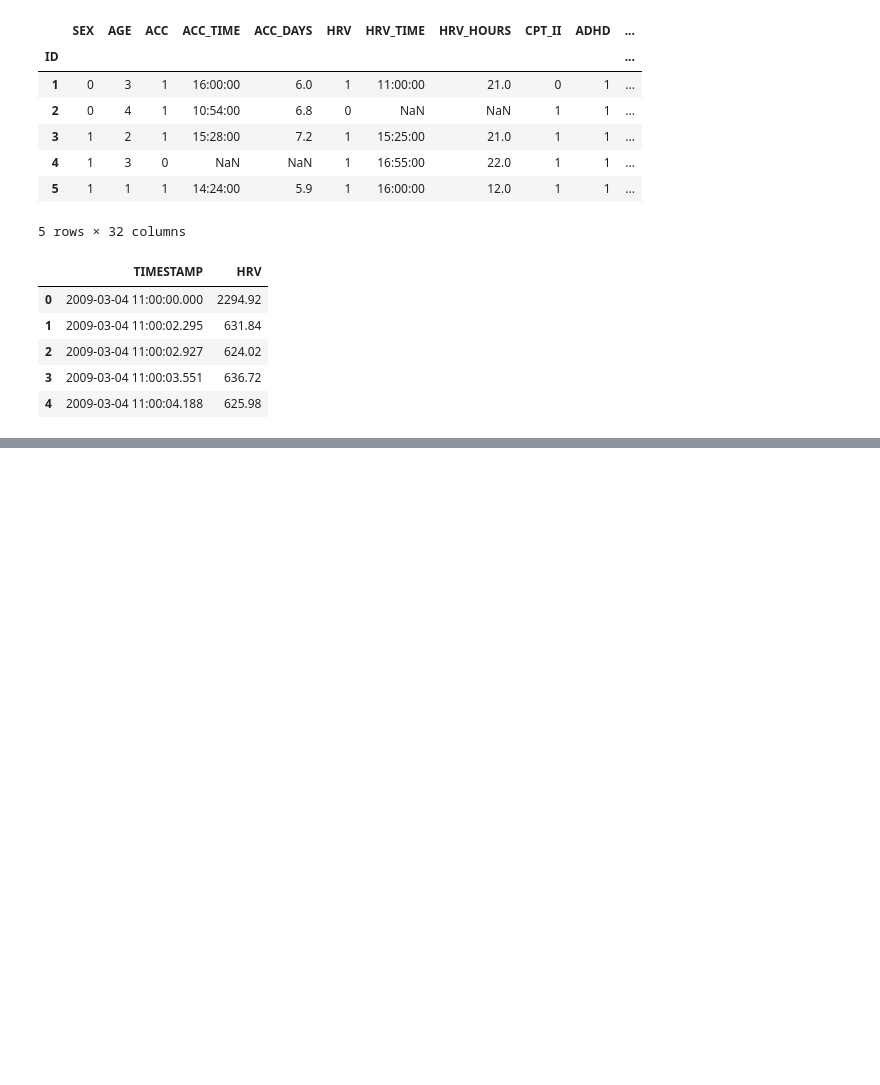
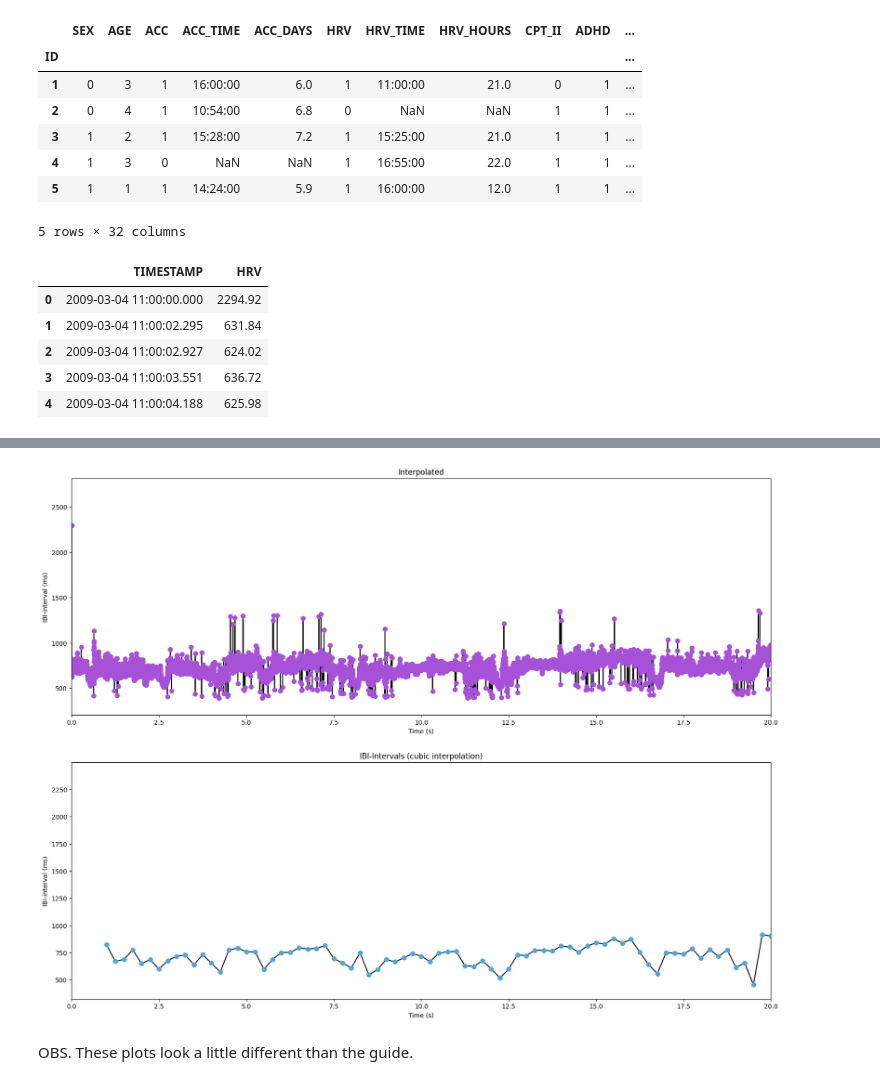
Before and after one commit to GacildaAnne/Thesis-ADHD-HRV, a Jupyter notebook: Thesis_code.ipynb, the cells around one changed output, grey strips where cells are left out. Cells and saved outputs as stored; diff of their text form; code cells hidden in the pictures; blank space fills up the shorter version.

```diff
--- a/Thesis_code.ipynb
+++ b/Thesis_code.ipynb
@@ -46,0 +114,40 @@ HRV_1.head()
+# %%
+# Frequency domain analysis of Participant 1
+
+# Fourier Transformation requires evenly sampled data, and the time between each timestamp in the dataset is currently
+# not even. This can be done by interpolating the data.
+
+# Creating an interpolation function.
+x = np.cumsum(IBI)/1000000.0   # changed 1000 to 1000000 because there are more datapoints here than the guide.
+f = interp1d(x, IBI, kind = "cubic")
+
+# Sample rate for interpolation
+fs = 4.0
+steps = 1/fs
+
+# Sampling from interpolation function
+xx = np.arange(1, np.max(x), steps)
+IBI_interpolated = f(xx)
+# %%
+# Plot
+plt.figure(figsize=(20, 15))
+
+plt.subplot(211)
+plt.title("IBI intervals")
+plt.plot(x, IBI, color="k", markerfacecolor="#A651D8", markeredgewidth=0, marker="o", markersize=8)
+plt.xlabel("Time (s)")
+plt.ylabel("IBI-interval (ms)")
+plt.title("Interpolated")
+plt.gca().set_xlim(0, 20)
+
+plt.subplot(212)
+plt.title("IBI-Intervals (cubic interpolation)")
+plt.plot(xx, IBI_interpolated, color="k", markerfacecolor="#51A6D8", markeredgewidth=0, marker="o", markersize=8)
+plt.gca().set_xlim(0, 20)
+plt.xlabel("Time (s)")
+plt.ylabel("IBI-interval (ms)")
+plt.show()
+# %% [output]
+[figure, added]
+# %% [markdown]
+OBS. These plots look a little different than the guide.
```
Also changed, not shown: parts of 8 cells of this notebook.
